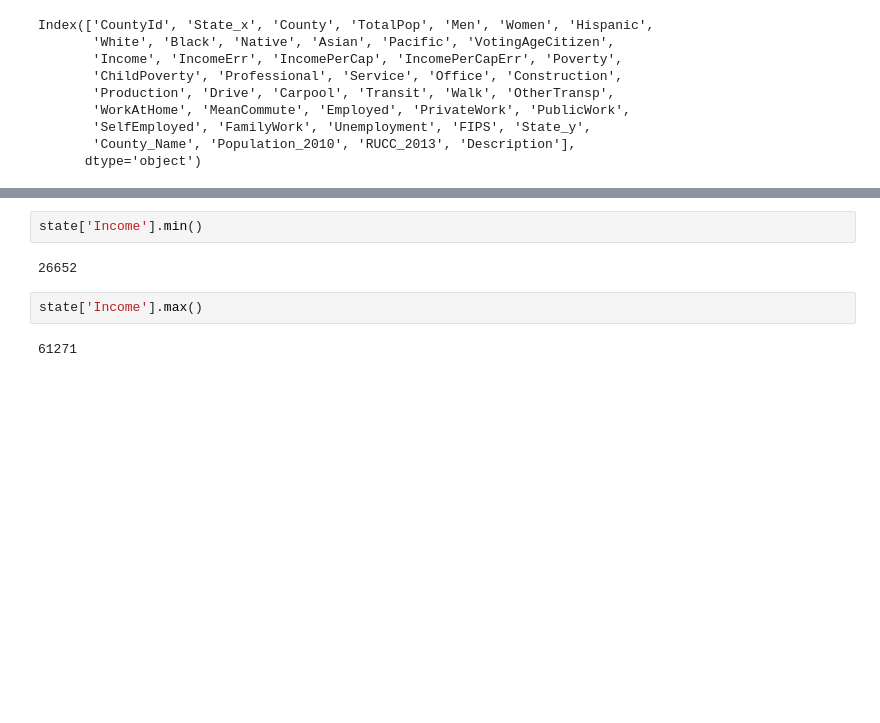
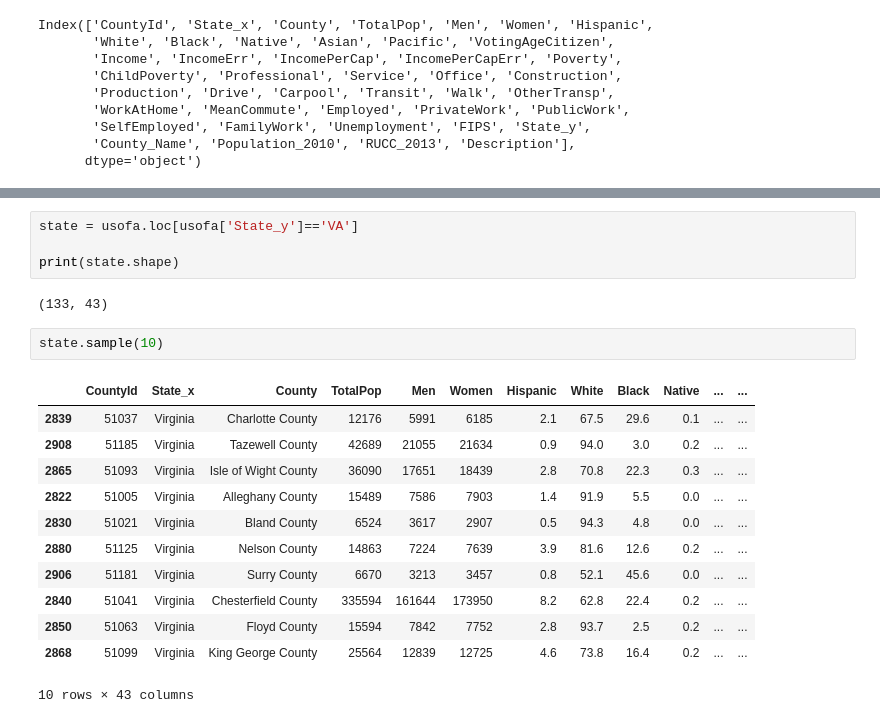
Before and after one commit to vharkar/305-virginia-census-data, a Jupyter notebook: assets/pandas_eda.ipynb, the cells around one changed output, grey strips where cells are left out. Cells and saved outputs as stored; diff of their text form; blank space fills up the shorter version.

```diff
--- a/assets/pandas_eda.ipynb
+++ b/assets/pandas_eda.ipynb
@@ -160,9 +190,22 @@ state.sample(10)
 10 rows × 43 columns
-# %%
-state['Income'].min()
-# %% [output]
-26652
-# %%
-state['Income'].max()
-# %% [output]
-61271
+# %%
+state = usofa.loc[usofa['State_y']=='VA']
+
+print(state.shape)
+# %% [output]
+(133, 43)
+# %%
+state.sample(10)
+# %% [output]
+|  | CountyId | State_x | County | TotalPop | Men | Women | Hispanic | White | Black | Native | ... | ... |
+| 2839 | 51037 | Virginia | Charlotte County | 12176 | 5991 | 6185 | 2.1 | 67.5 | 29.6 | 0.1 | ... | ... |
+| 2908 | 51185 | Virginia | Tazewell County | 42689 | 21055 | 21634 | 0.9 | 94.0 | 3.0 | 0.2 | ... | ... |
+| 2865 | 51093 | Virginia | Isle of Wight County | 36090 | 17651 | 18439 | 2.8 | 70.8 | 22.3 | 0.3 | ... | ... |
+| 2822 | 51005 | Virginia | Alleghany County | 15489 | 7586 | 7903 | 1.4 | 91.9 | 5.5 | 0.0 | ... | ... |
+| 2830 | 51021 | Virginia | Bland County | 6524 | 3617 | 2907 | 0.5 | 94.3 | 4.8 | 0.0 | ... | ... |
+| 2880 | 51125 | Virginia | Nelson County | 14863 | 7224 | 7639 | 3.9 | 81.6 | 12.6 | 0.2 | ... | ... |
+| 2906 | 51181 | Virginia | Surry County | 6670 | 3213 | 3457 | 0.8 | 52.1 | 45.6 | 0.0 | ... | ... |
+| 2840 | 51041 | Virginia | Chesterfield County | 335594 | 161644 | 173950 | 8.2 | 62.8 | 22.4 | 0.2 | ... | ... |
+| 2850 | 51063 | Virginia | Floyd County | 15594 | 7842 | 7752 | 2.8 | 93.7 | 2.5 | 0.2 | ... | ... |
+| 2868 | 51099 | Virginia | King George County | 25564 | 12839 | 12725 | 4.6 | 73.8 | 16.4 | 0.2 | ... | ... |
+10 rows × 43 columns
```
Also changed, not shown: parts of 13 cells of this notebook, 1 other file.
